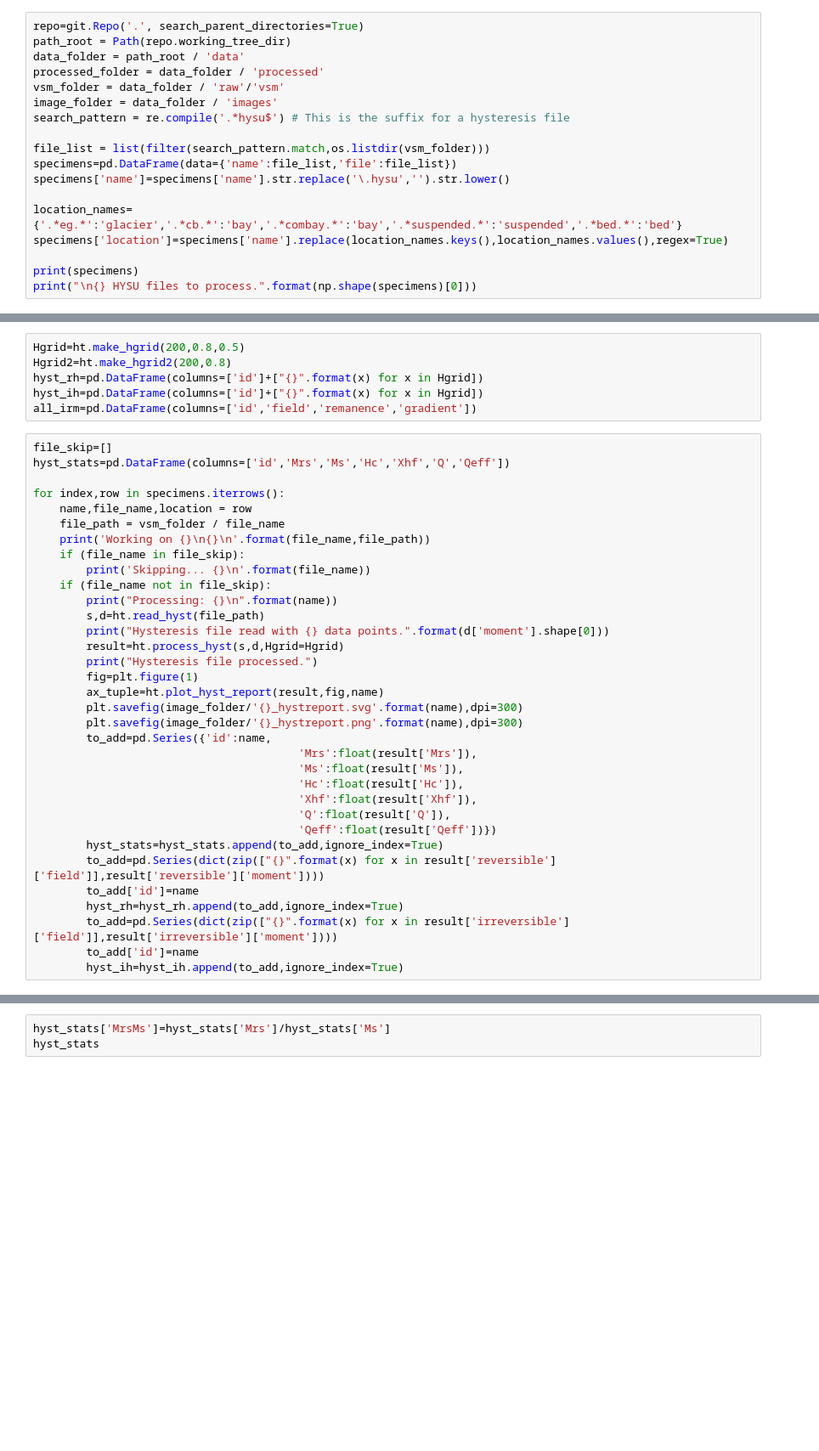
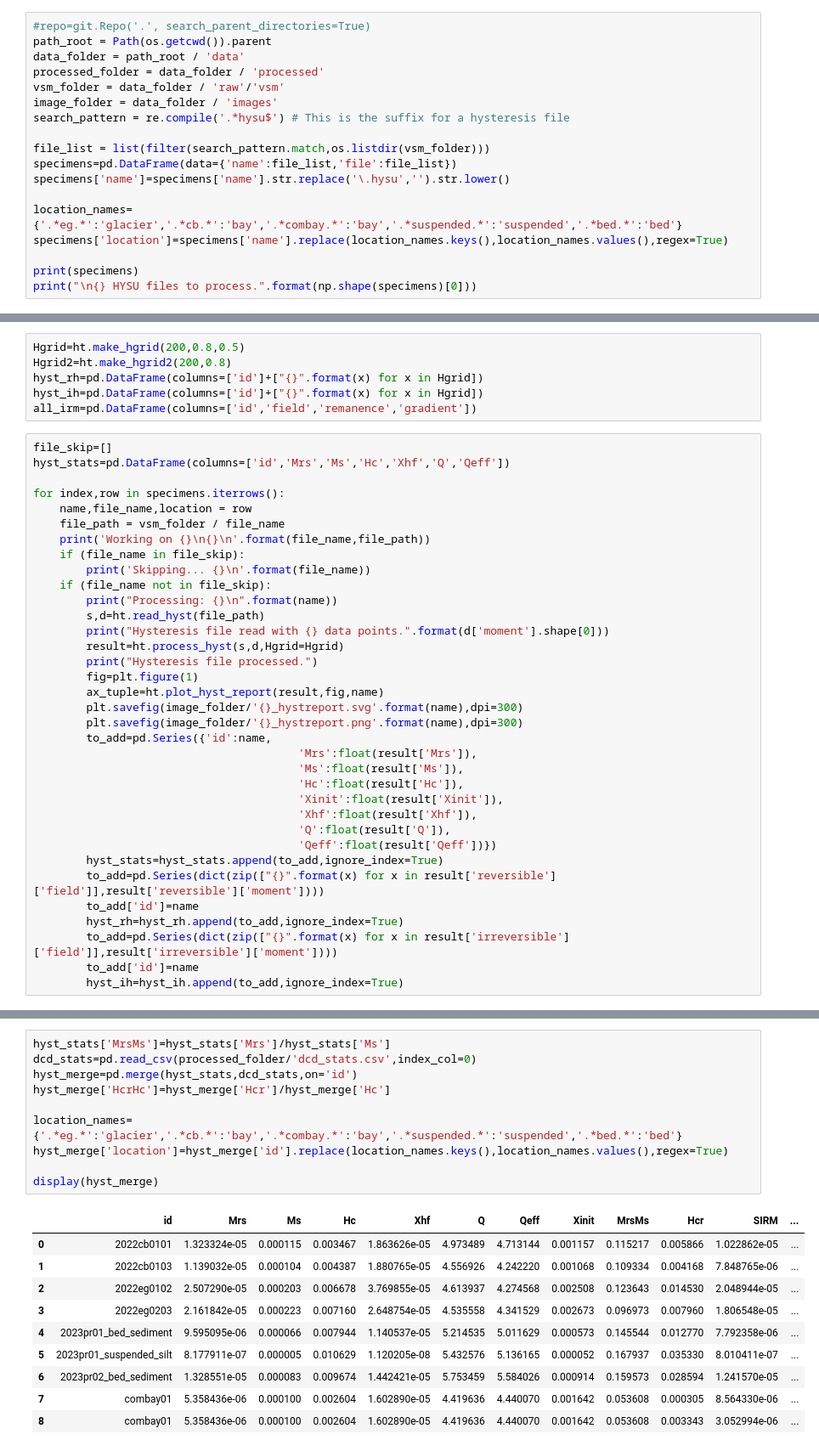
Before and after one commit to paselkin/glacier-bay-uwt-student-projects, a Jupyter notebook: notebooks/plot_hysteresis.ipynb, the cells around one changed output, grey strips where cells are left out. Shown: that part at 85% size. Saved outputs shown, nothing was run; the diff lists cells and outputs as text; blank space fills up the shorter version.

```diff
--- a/notebooks/plot_hysteresis.ipynb
+++ b/notebooks/plot_hysteresis.ipynb
@@ -18,6 +19,6 @@ alt.data_transformers.enable('data_server')
 # %%
-repo=git.Repo('.', search_parent_directories=True)
-path_root = Path(repo.working_tree_dir)
+#repo=git.Repo('.', search_parent_directories=True)
+path_root = Path(os.getcwd()).parent
 data_folder = path_root / 'data'
 processed_folder = data_folder / 'processed'
 vsm_folder = data_folder / 'raw'/'vsm'
@@ -63,6 +76,7 @@ for index,row in specimens.iterrows():
                                         'Mrs':float(result['Mrs']),
                                         'Ms':float(result['Ms']),
                                         'Hc':float(result['Hc']),
+                                        'Xinit':float(result['Xinit']),
                                         'Xhf':float(result['Xhf']),
                                         'Q':float(result['Q']),
                                         'Qeff':float(result['Qeff'])})
@@ -76,3 +169,21 @@ for index,row in specimens.iterrows():
 # %%
 hyst_stats['MrsMs']=hyst_stats['Mrs']/hyst_stats['Ms']
-hyst_stats
+dcd_stats=pd.read_csv(processed_folder/'dcd_stats.csv',index_col=0)
+hyst_merge=pd.merge(hyst_stats,dcd_stats,on='id')
+hyst_merge['HcrHc']=hyst_merge['Hcr']/hyst_merge['Hc']
+
+location_names={'.*eg.*':'glacier','.*cb.*':'bay','.*combay.*':'bay','.*suspended.*':'suspended','.*bed.*':'bed'}
+hyst_merge['location']=hyst_merge['id'].replace(location_names.keys(),location_names.values(),regex=True)
+
+display(hyst_merge)
+# %% [output]
+|  | id | Mrs | Ms | Hc | Xhf | Q | Qeff | Xinit | MrsMs | Hcr | SIRM | ... |
+| 0 | 2022cb0101 | 1.323324e-05 | 0.000115 | 0.003467 | 1.863626e-05 | 4.973489 | 4.713144 | 0.001157 | 0.115217 | 0.005866 | 1.022862e-05 | ... |
+| 1 | 2022cb0103 | 1.139032e-05 | 0.000104 | 0.004387 | 1.880765e-05 | 4.556926 | 4.242220 | 0.001068 | 0.109334 | 0.004168 | 7.848765e-06 | ... |
+| 2 | 2022eg0102 | 2.507290e-05 | 0.000203 | 0.006678 | 3.769855e-05 | 4.613937 | 4.274568 | 0.002508 | 0.123643 | 0.014530 | 2.048944e-05 | ... |
+| 3 | 2022eg0203 | 2.161842e-05 | 0.000223 | 0.007160 | 2.648754e-05 | 4.535558 | 4.341529 | 0.002673 | 0.096973 | 0.007960 | 1.806548e-05 | ... |
+| 4 | 2023pr01_bed_sediment | 9.595095e-06 | 0.000066 | 0.007944 | 1.140537e-05 | 5.214535 | 5.011629 | 0.000573 | 0.145544 | 0.012770 | 7.792358e-06 | ... |
+| 5 | 2023pr01_suspended_silt | 8.177911e-07 | 0.000005 | 0.010629 | 1.120205e-08 | 5.432576 | 5.136165 | 0.000052 | 0.167937 | 0.035330 | 8.010411e-07 | ... |
+| 6 | 2023pr02_bed_sediment | 1.328551e-05 | 0.000083 | 0.009674 | 1.442421e-05 | 5.753459 | 5.584026 | 0.000914 | 0.159573 | 0.028594 | 1.241570e-05 | ... |
+| 7 | combay01 | 5.358436e-06 | 0.000100 | 0.002604 | 1.602890e-05 | 4.419636 | 4.440070 | 0.001642 | 0.053608 | 0.000305 | 8.564330e-06 | ... |
+| 8 | combay01 | 5.358436e-06 | 0.000100 | 0.002604 | 1.602890e-05 | 4.419636 | 4.440070 | 0.001642 | 0.053608 | 0.003343 | 3.052994e-06 | ... |
```
Also changed, not shown: parts of 7 cells of this notebook, 21 other files.
